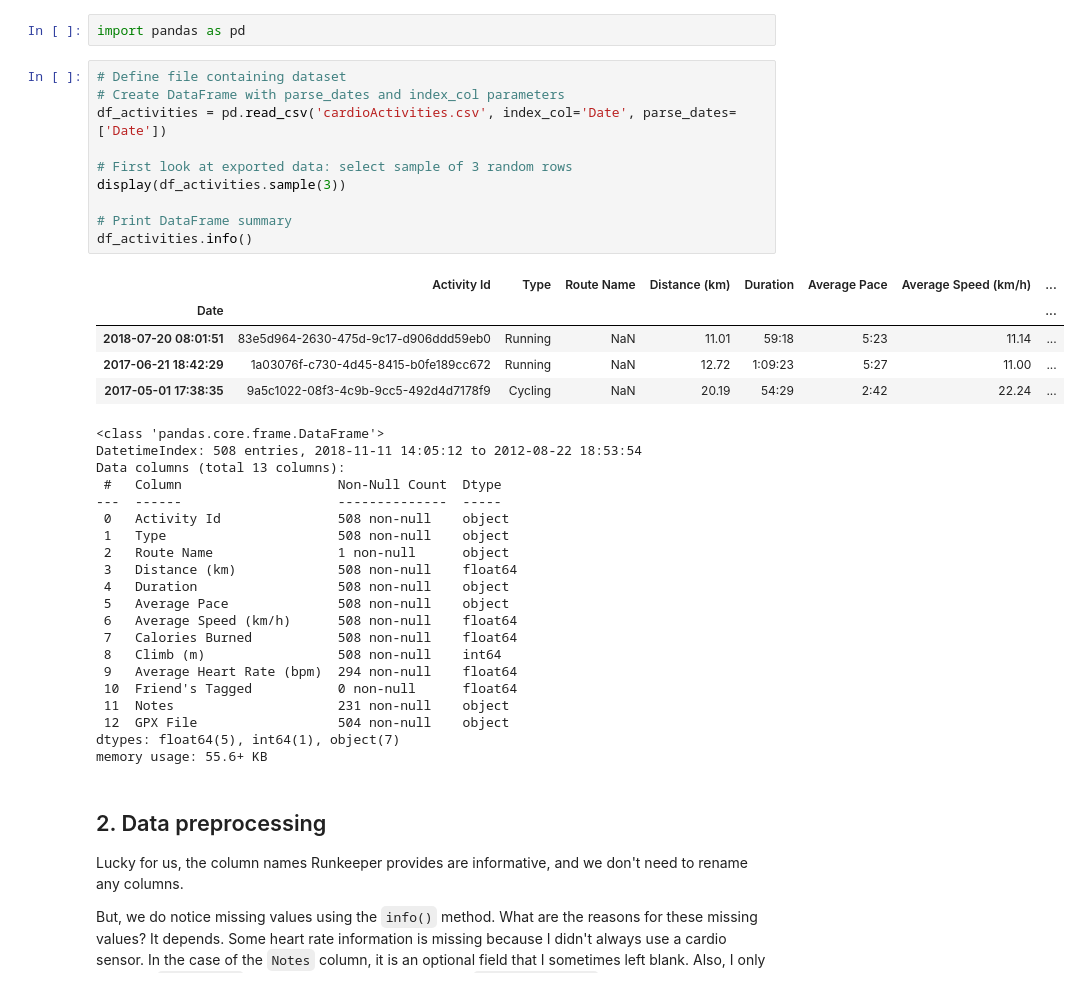
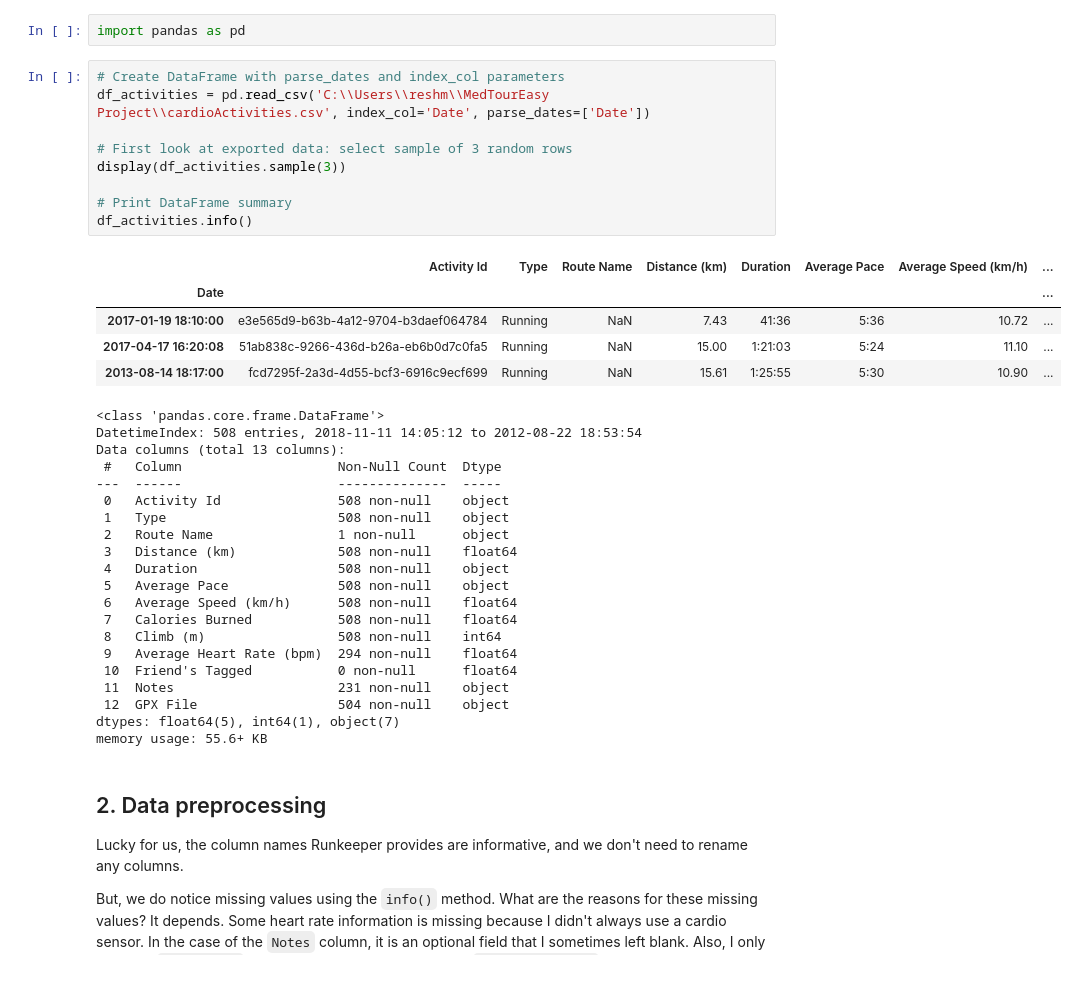
Before and after one commit to reshma-sajan/Project---Analysis-of-Fitness-Data, a Jupyter notebook: Analysis of Fitness Data.ipynb, the cells around one changed output. Saved outputs shown, nothing was run; the diff lists cells and outputs as text.

```diff
--- a/Analysis of Fitness Data.ipynb
+++ b/Analysis of Fitness Data.ipynb
@@ -8,21 +9,20 @@
 # %%
 import pandas as pd
 # %%
-# Define file containing dataset
 # Create DataFrame with parse_dates and index_col parameters
-df_activities = pd.read_csv('cardioActivities.csv', index_col='Date', parse_dates=['Date'])
+df_activities = pd.read_csv('C:\\Users\\reshm\\MedTourEasy Project\\cardioActivities.csv', index_col='Date', parse_dates=['Date'])
 
 # First look at exported data: select sample of 3 random rows
 display(df_activities.sample(3))
 
 # Print DataFrame summary
 df_activities.info()
 # %% [output]
 |  | Activity Id | Type | Route Name | Distance (km) | Duration | Average Pace | Average Speed (km/h) | ... |
 | Date |  |  |  |  |  |  |  | ... |
-| 2018-07-20 08:01:51 | 83e5d964-2630-475d-9c17-d906ddd59eb0 | Running | NaN | 11.01 | 59:18 | 5:23 | 11.14 | ... |
-| 2017-06-21 18:42:29 | 1a03076f-c730-4d45-8415-b0fe189cc672 | Running | NaN | 12.72 | 1:09:23 | 5:27 | 11.00 | ... |
-| 2017-05-01 17:38:35 | 9a5c1022-08f3-4c9b-9cc5-492d4d7178f9 | Cycling | NaN | 20.19 | 54:29 | 2:42 | 22.24 | ... |
+| 2017-01-19 18:10:00 | e3e565d9-b63b-4a12-9704-b3daef064784 | Running | NaN | 7.43 | 41:36 | 5:36 | 10.72 | ... |
+| 2017-04-17 16:20:08 | 51ab838c-9266-436d-b26a-eb6b0d7c0fa5 | Running | NaN | 15.00 | 1:21:03 | 5:24 | 11.10 | ... |
+| 2013-08-14 18:17:00 | fcd7295f-2a3d-4d55-bcf3-6916c9ecf699 | Running | NaN | 15.61 | 1:25:55 | 5:30 | 10.90 | ... |
 <class 'pandas.core.frame.DataFrame'>
 DatetimeIndex: 508 entries, 2018-11-11 14:05:12 to 2012-08-22 18:53:54
 Data columns (total 13 columns):
```
Also changed, not shown: parts of 6 cells of this notebook.
